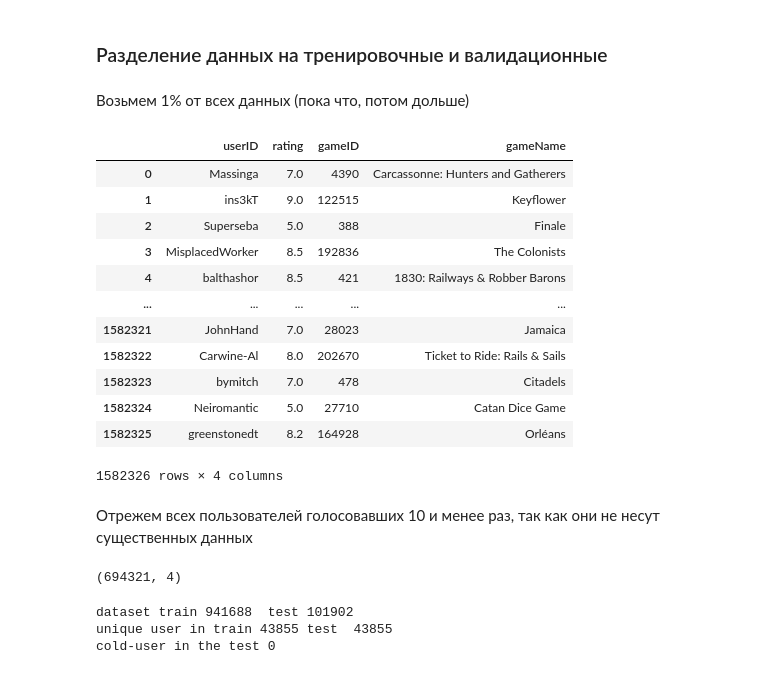
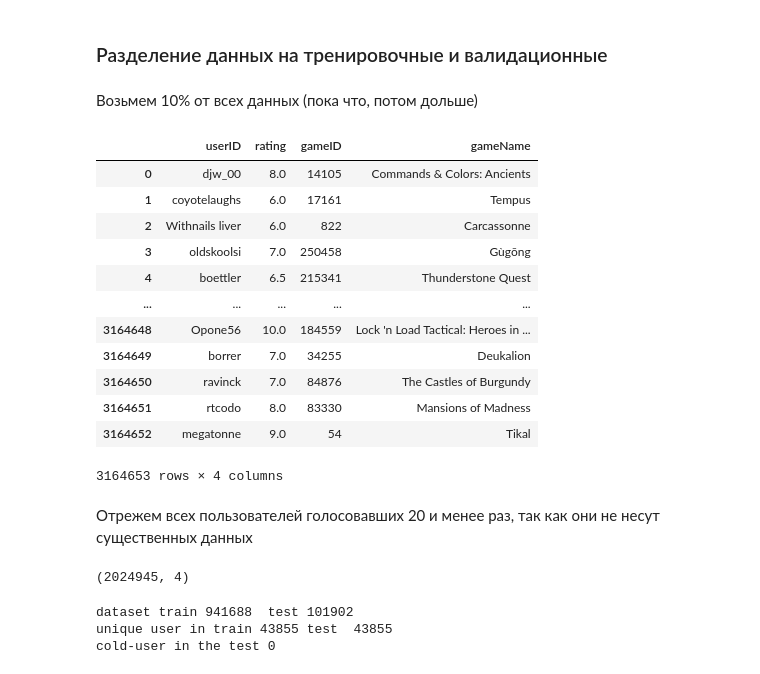
Before and after one commit to sizday/BotBGG, a Jupyter notebook: bgg.ipynb, the cells around one changed output. Drawn from its saved outputs; the diff is of its cells as text; code cells hidden in the pictures.

```diff
--- a/bgg.ipynb
+++ b/bgg.ipynb
@@ -84,32 +87,32 @@ fig = plt.hist(clear_bgg['rating'])
 # %% [markdown]
 ### Разделение данных на тренировочные и валидационные
 # %% [markdown]
-Возьмем 1% от всех данных (пока что, потом дольше)
+Возьмем 10% от всех данных (пока что, потом дольше)
 # %%
-PERCENT = 10
+PERCENT = 20
 shape = clear_bgg.shape[0] // (100 // PERCENT)
 data = clear_bgg.head(shape)
 data
 # %% [output]
 |  | userID | rating | gameID | gameName |
-| 0 | Massinga | 7.0 | 4390 | Carcassonne: Hunters and Gatherers |
-| 1 | ins3kT | 9.0 | 122515 | Keyflower |
-| 2 | Superseba | 5.0 | 388 | Finale |
-| 3 | MisplacedWorker | 8.5 | 192836 | The Colonists |
-| 4 | balthashor | 8.5 | 421 | 1830: Railways & Robber Barons |
+| 0 | djw_00 | 8.0 | 14105 | Commands & Colors: Ancients |
+| 1 | coyotelaughs | 6.0 | 17161 | Tempus |
+| 2 | Withnails liver | 6.0 | 822 | Carcassonne |
+| 3 | oldskoolsi | 7.0 | 250458 | Gùgōng |
+| 4 | boettler | 6.5 | 215341 | Thunderstone Quest |
 | ... | ... | ... | ... | ... |
-| 1582321 | JohnHand | 7.0 | 28023 | Jamaica |
-| 1582322 | Carwine-Al | 8.0 | 202670 | Ticket to Ride: Rails & Sails |
-| 1582323 | bymitch | 7.0 | 478 | Citadels |
-| 1582324 | Neiromantic | 5.0 | 27710 | Catan Dice Game |
-| 1582325 | greenstonedt | 8.2 | 164928 | Orléans |
+| 3164648 | Opone56 | 10.0 | 184559 | Lock 'n Load Tactical: Heroes in ... |
+| 3164649 | borrer | 7.0 | 34255 | Deukalion |
+| 3164650 | ravinck | 7.0 | 84876 | The Castles of Burgundy |
+| 3164651 | rtcodo | 8.0 | 83330 | Mansions of Madness |
+| 3164652 | megatonne | 9.0 | 54 | Tikal |
-1582326 rows × 4 columns
+3164653 rows × 4 columns
 # %% [markdown]
-Отрежем всех пользователей голосовавших 10 и менее раз, так как они не несут существенных данных
+Отрежем всех пользователей голосовавших 20 и менее раз, так как они не несут существенных данных
 # %%
 MIN_RATE = 20
 data_filtered = data.groupby('userID').filter(lambda x: len(x) >= MIN_RATE)
 data_filtered.shape
 # %% [output]
-(694321, 4)
+(2024945, 4)
 # %%
```
Also changed, not shown: parts of 8 cells of this notebook.
